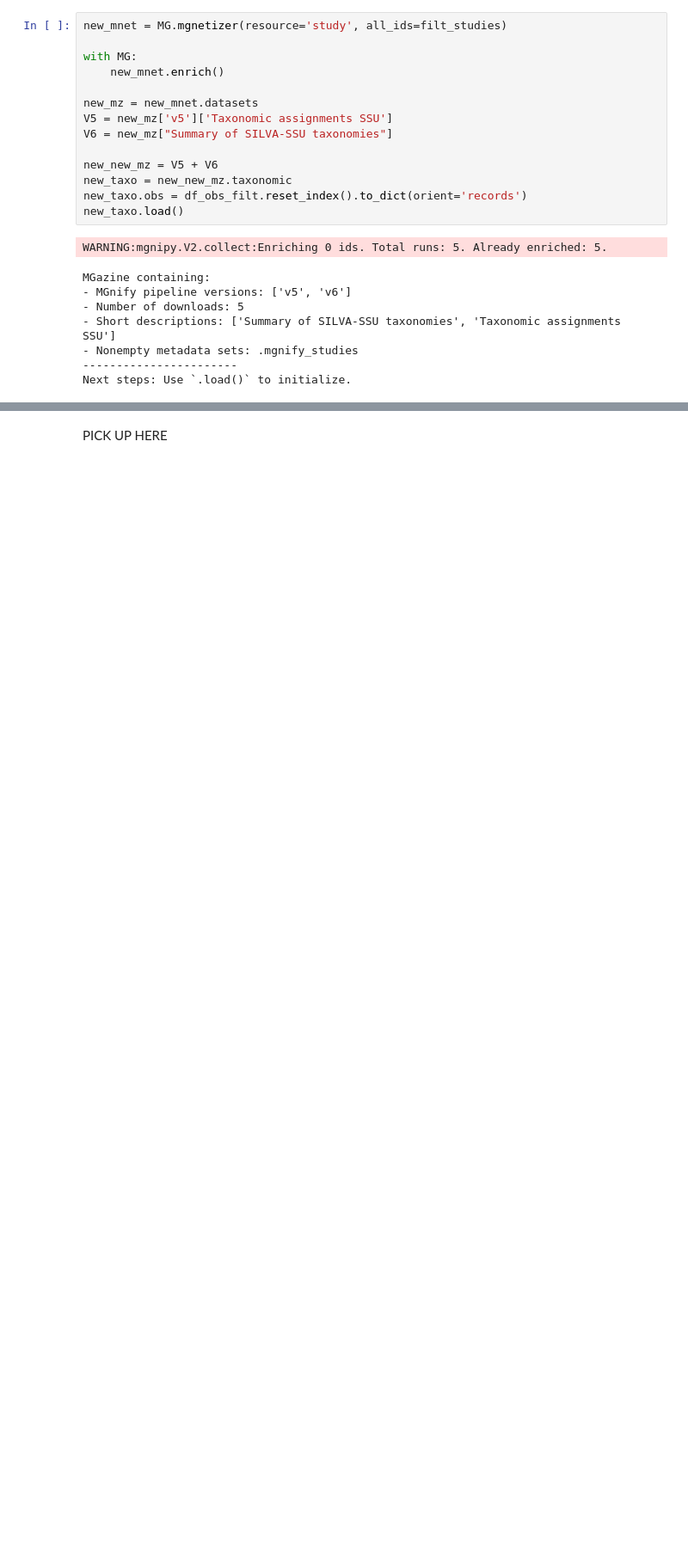
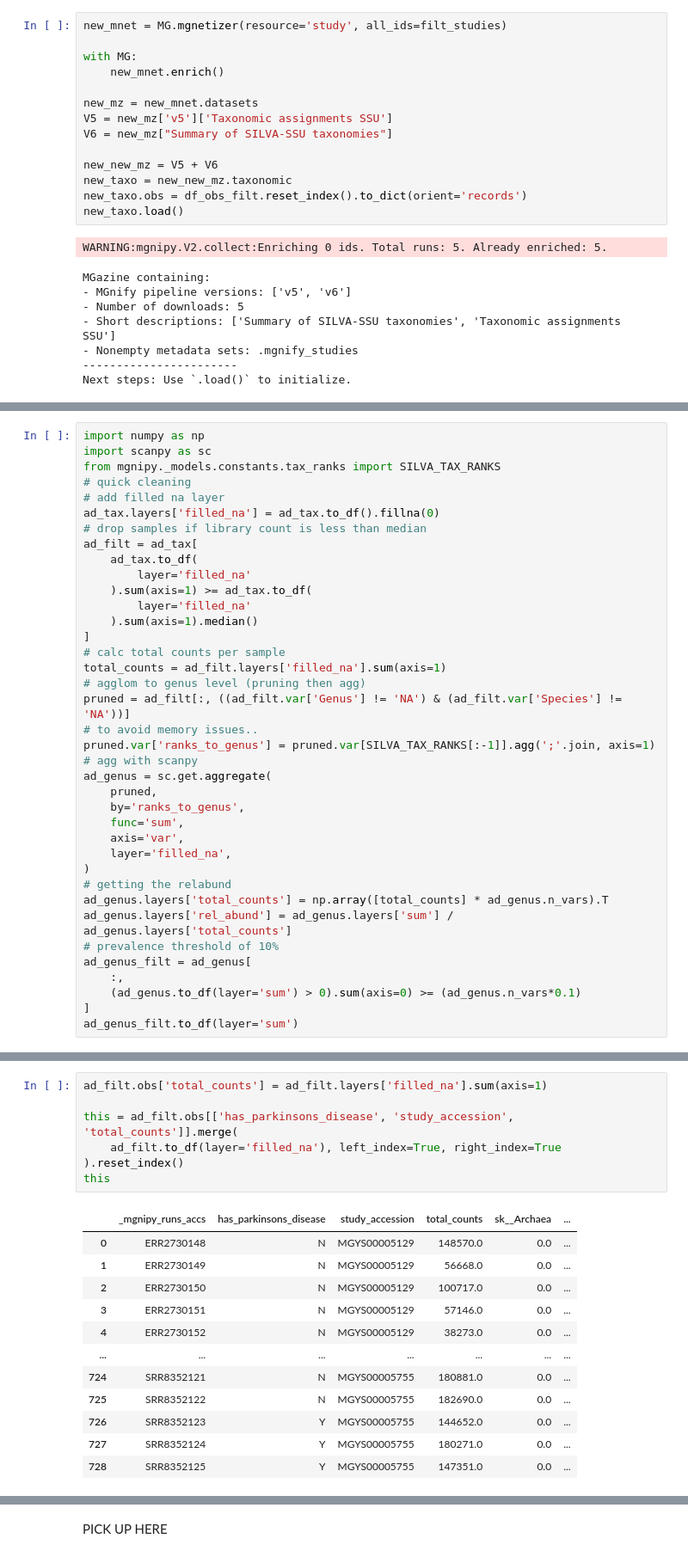
Before and after one commit to EBI-Metagenomics/mgnipy, a Jupyter notebook: docs/notebooks/demos/demo-parkinson.ipynb, the cells around one changed output, grey strips where cells are left out. Shown at 86% size. Cells and saved outputs as stored; diff of their text form; blank space fills up the shorter version.

```diff
--- a/docs/notebooks/demos/demo-parkinson.ipynb
+++ b/docs/notebooks/demos/demo-parkinson.ipynb
@@ -436,0 +443,38 @@ AnnData object with n_obs × n_vars = 2828 × 1458
+# %%
+import numpy as np
+import scanpy as sc
+from mgnipy._models.constants.tax_ranks import SILVA_TAX_RANKS
+# quick cleaning
+# add filled na layer
+ad_tax.layers['filled_na'] = ad_tax.to_df().fillna(0)
+# drop samples if library count is less than median
+ad_filt = ad_tax[
+    ad_tax.to_df(
+        layer='filled_na'
+    ).sum(axis=1) >= ad_tax.to_df(
+        layer='filled_na'
+    ).sum(axis=1).median()
+]
+# calc total counts per sample
+total_counts = ad_filt.layers['filled_na'].sum(axis=1)
+# agglom to genus level (pruning then agg)
+pruned = ad_filt[:, ((ad_filt.var['Genus'] != 'NA') & (ad_filt.var['Species'] != 'NA'))]
+# to avoid memory issues..
+pruned.var['ranks_to_genus'] = pruned.var[SILVA_TAX_RANKS[:-1]].agg(';'.join, axis=1)
+# agg with scanpy
+ad_genus = sc.get.aggregate(
+    pruned,
+    by='ranks_to_genus',
+    func='sum',
+    axis='var',
+    layer='filled_na',
+)
+# getting the relabund
+ad_genus.layers['total_counts'] = np.array([total_counts] * ad_genus.n_vars).T
+ad_genus.layers['rel_abund'] = ad_genus.layers['sum'] / ad_genus.layers['total_counts']
+# prevalence threshold of 10%
+ad_genus_filt = ad_genus[
+    :,
+    (ad_genus.to_df(layer='sum') > 0).sum(axis=0) >= (ad_genus.n_vars*0.1)
+]
+ad_genus_filt.to_df(layer='sum')
@@ -436,0 +496,20 @@ AnnData object with n_obs × n_vars = 2828 × 1458
+# %%
+ad_filt.obs['total_counts'] = ad_filt.layers['filled_na'].sum(axis=1)
+
+this = ad_filt.obs[['has_parkinsons_disease', 'study_accession', 'total_counts']].merge(
+    ad_filt.to_df(layer='filled_na'), left_index=True, right_index=True
+).reset_index()
+this
+# %% [output]
+|  | _mgnipy_runs_accs | has_parkinsons_disease | study_accession | total_counts | sk__Archaea | ... |
+| 0 | ERR2730148 | N | MGYS00005129 | 148570.0 | 0.0 | ... |
+| 1 | ERR2730149 | N | MGYS00005129 | 56668.0 | 0.0 | ... |
+| 2 | ERR2730150 | N | MGYS00005129 | 100717.0 | 0.0 | ... |
+| 3 | ERR2730151 | N | MGYS00005129 | 57146.0 | 0.0 | ... |
+| 4 | ERR2730152 | N | MGYS00005129 | 38273.0 | 0.0 | ... |
+| ... | ... | ... | ... | ... | ... | ... |
+| 724 | SRR8352121 | N | MGYS00005755 | 180881.0 | 0.0 | ... |
+| 725 | SRR8352122 | N | MGYS00005755 | 182690.0 | 0.0 | ... |
+| 726 | SRR8352123 | Y | MGYS00005755 | 144652.0 | 0.0 | ... |
+| 727 | SRR8352124 | Y | MGYS00005755 | 180271.0 | 0.0 | ... |
+| 728 | SRR8352125 | Y | MGYS00005755 | 147351.0 | 0.0 | ... |
```
Also changed, not shown: parts of 26 cells of this notebook.
